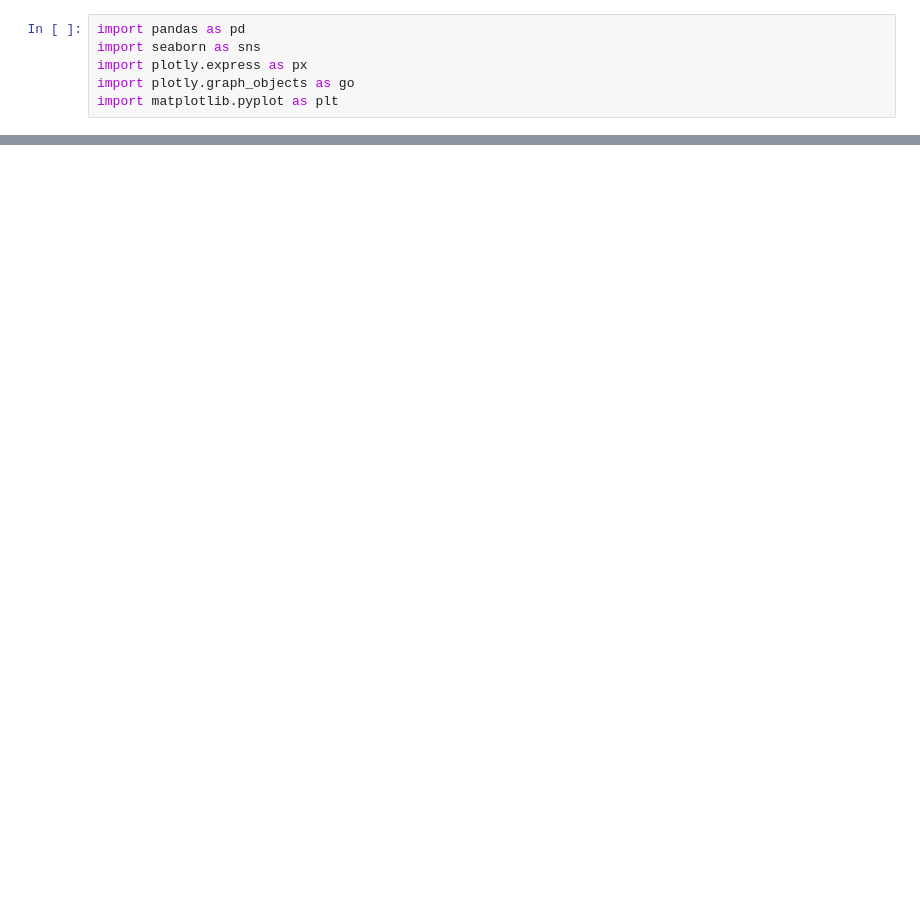
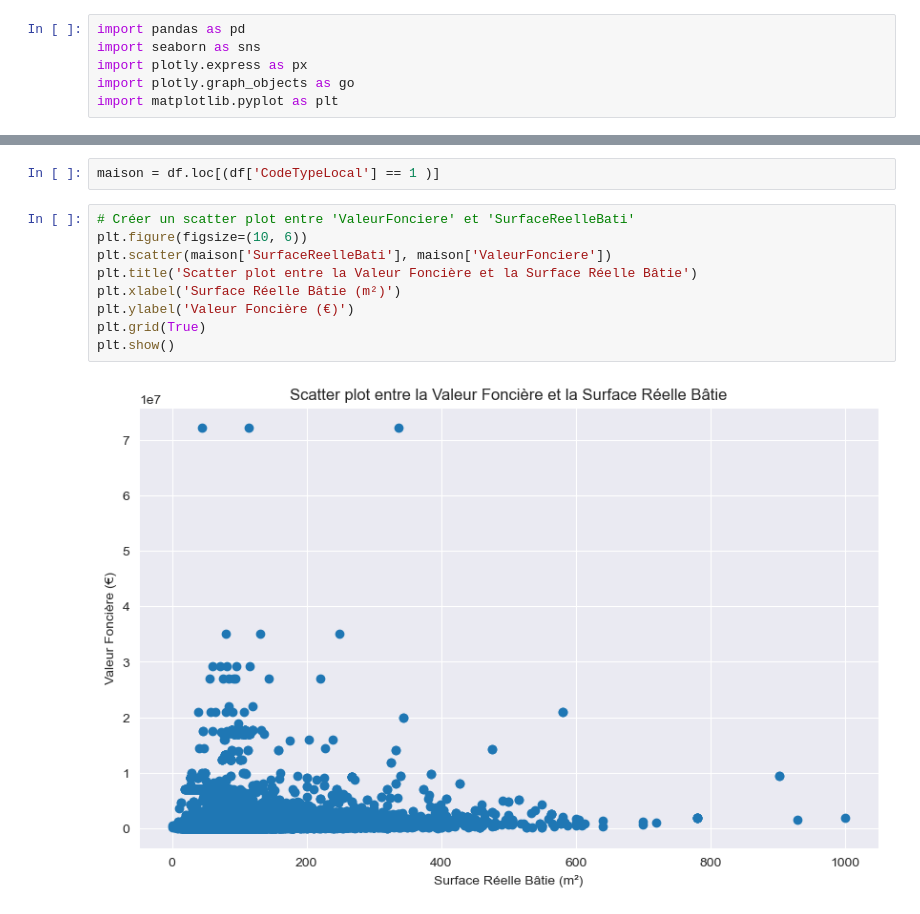
Before and after one commit to Jonathan2433/DOMO_DATA_PRICE_PREDICTION, a Jupyter notebook: NOTEBOOKS/00_FIRST_EXPLO.ipynb, the cells around one changed output, grey strips where cells are left out. Drawn from its saved outputs; the diff is of its cells as text; blank space fills up the shorter version.

```diff
--- a/NOTEBOOKS/00_FIRST_EXPLO.ipynb
+++ b/NOTEBOOKS/00_FIRST_EXPLO.ipynb
@@ -89,0 +158,13 @@ TypeError: unhashable type: 'Series'
+# %%
+maison = df.loc[(df['CodeTypeLocal'] == 1 )]
+# %%
+# Créer un scatter plot entre 'ValeurFonciere' et 'SurfaceReelleBati'
+plt.figure(figsize=(10, 6))
+plt.scatter(maison['SurfaceReelleBati'], maison['ValeurFonciere'])
+plt.title('Scatter plot entre la Valeur Foncière et la Surface Réelle Bâtie')
+plt.xlabel('Surface Réelle Bâtie (m²)')
+plt.ylabel('Valeur Foncière (€)')
+plt.grid(True)
+plt.show()
+# %% [output]
+[figure, added]
```
Also changed, not shown: parts of 24 cells of this notebook.
